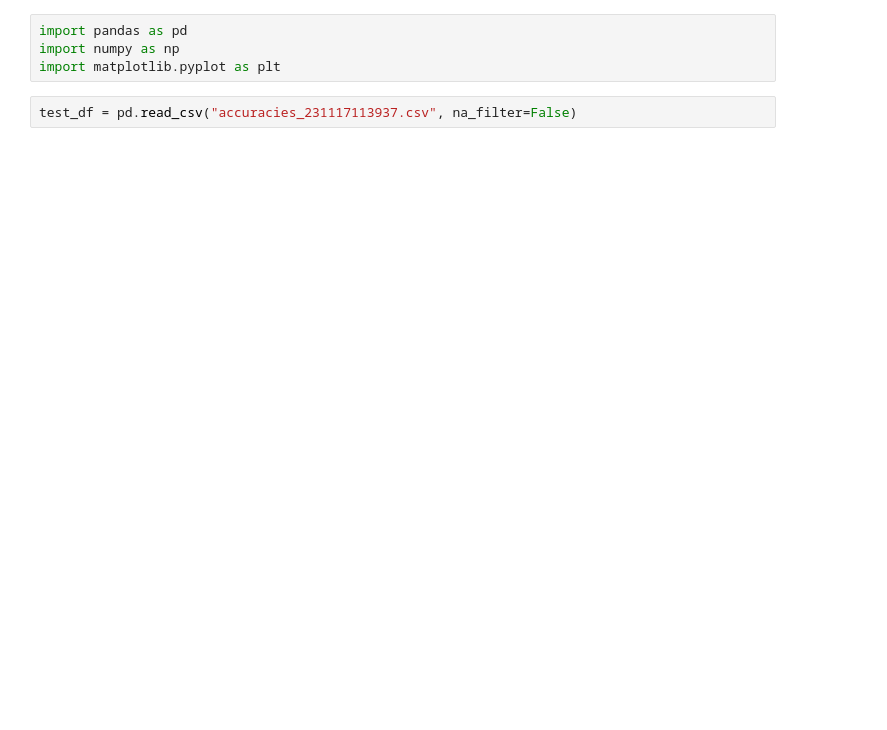
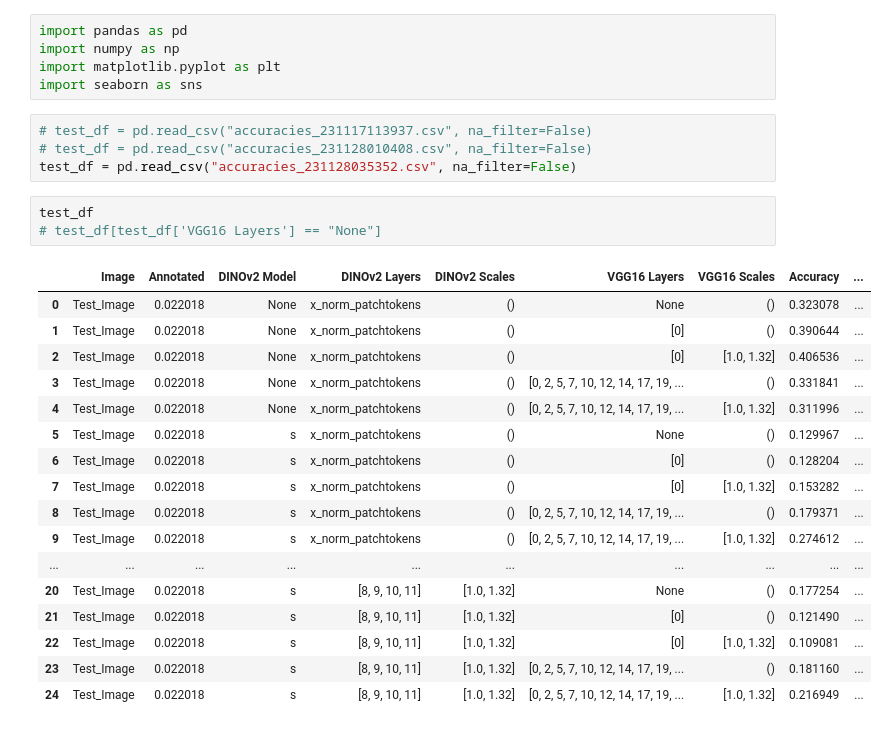
Before and after one commit to quasar1357/dino_paint, a Jupyter notebook: dino_evaluate.ipynb, the cells around one changed output. Saved outputs shown, nothing was run; the diff lists cells and outputs as text; blank space fills up the shorter version.

```diff
--- a/dino_evaluate.ipynb
+++ b/dino_evaluate.ipynb
@@ -2,6 +2,30 @@
 import pandas as pd
 import numpy as np
 import matplotlib.pyplot as plt
+import seaborn as sns
-# %%
-test_df = pd.read_csv("accuracies_231117113937.csv", na_filter=False)
+# %%
+# test_df = pd.read_csv("accuracies_231117113937.csv", na_filter=False)
+# test_df = pd.read_csv("accuracies_231128010408.csv", na_filter=False)
+test_df = pd.read_csv("accuracies_231128035352.csv", na_filter=False)
+# %%
+test_df
+# test_df[test_df['VGG16 Layers'] == "None"]
+# %% [output]
+|  | Image | Annotated | DINOv2 Model | DINOv2 Layers | DINOv2 Scales | VGG16 Layers | VGG16 Scales | Accuracy | ... |
+| 0 | Test_Image | 0.022018 | None | x_norm_patchtokens | () | None | () | 0.323078 | ... |
+| 1 | Test_Image | 0.022018 | None | x_norm_patchtokens | () | [0] | () | 0.390644 | ... |
+| 2 | Test_Image | 0.022018 | None | x_norm_patchtokens | () | [0] | [1.0, 1.32] | 0.406536 | ... |
+| 3 | Test_Image | 0.022018 | None | x_norm_patchtokens | () | [0, 2, 5, 7, 10, 12, 14, 17, 19, ... | () | 0.331841 | ... |
+| 4 | Test_Image | 0.022018 | None | x_norm_patchtokens | () | [0, 2, 5, 7, 10, 12, 14, 17, 19, ... | [1.0, 1.32] | 0.311996 | ... |
+| 5 | Test_Image | 0.022018 | s | x_norm_patchtokens | () | None | () | 0.129967 | ... |
+| 6 | Test_Image | 0.022018 | s | x_norm_patchtokens | () | [0] | () | 0.128204 | ... |
+| 7 | Test_Image | 0.022018 | s | x_norm_patchtokens | () | [0] | [1.0, 1.32] | 0.153282 | ... |
+| 8 | Test_Image | 0.022018 | s | x_norm_patchtokens | () | [0, 2, 5, 7, 10, 12, 14, 17, 19, ... | () | 0.179371 | ... |
+| 9 | Test_Image | 0.022018 | s | x_norm_patchtokens | () | [0, 2, 5, 7, 10, 12, 14, 17, 19, ... | [1.0, 1.32] | 0.274612 | ... |
+| ... | ... | ... | ... | ... | ... | ... | ... | ... | ... |
+| 20 | Test_Image | 0.022018 | s | [8, 9, 10, 11] | [1.0, 1.32] | None | () | 0.177254 | ... |
+| 21 | Test_Image | 0.022018 | s | [8, 9, 10, 11] | [1.0, 1.32] | [0] | () | 0.121490 | ... |
+| 22 | Test_Image | 0.022018 | s | [8, 9, 10, 11] | [1.0, 1.32] | [0] | [1.0, 1.32] | 0.109081 | ... |
+| 23 | Test_Image | 0.022018 | s | [8, 9, 10, 11] | [1.0, 1.32] | [0, 2, 5, 7, 10, 12, 14, 17, 19, ... | () | 0.181160 | ... |
+| 24 | Test_Image | 0.022018 | s | [8, 9, 10, 11] | [1.0, 1.32] | [0, 2, 5, 7, 10, 12, 14, 17, 19, ... | [1.0, 1.32] | 0.216949 | ... |
 # %%
```
Also changed, not shown: parts of 10 cells of this notebook, 7 other files.
